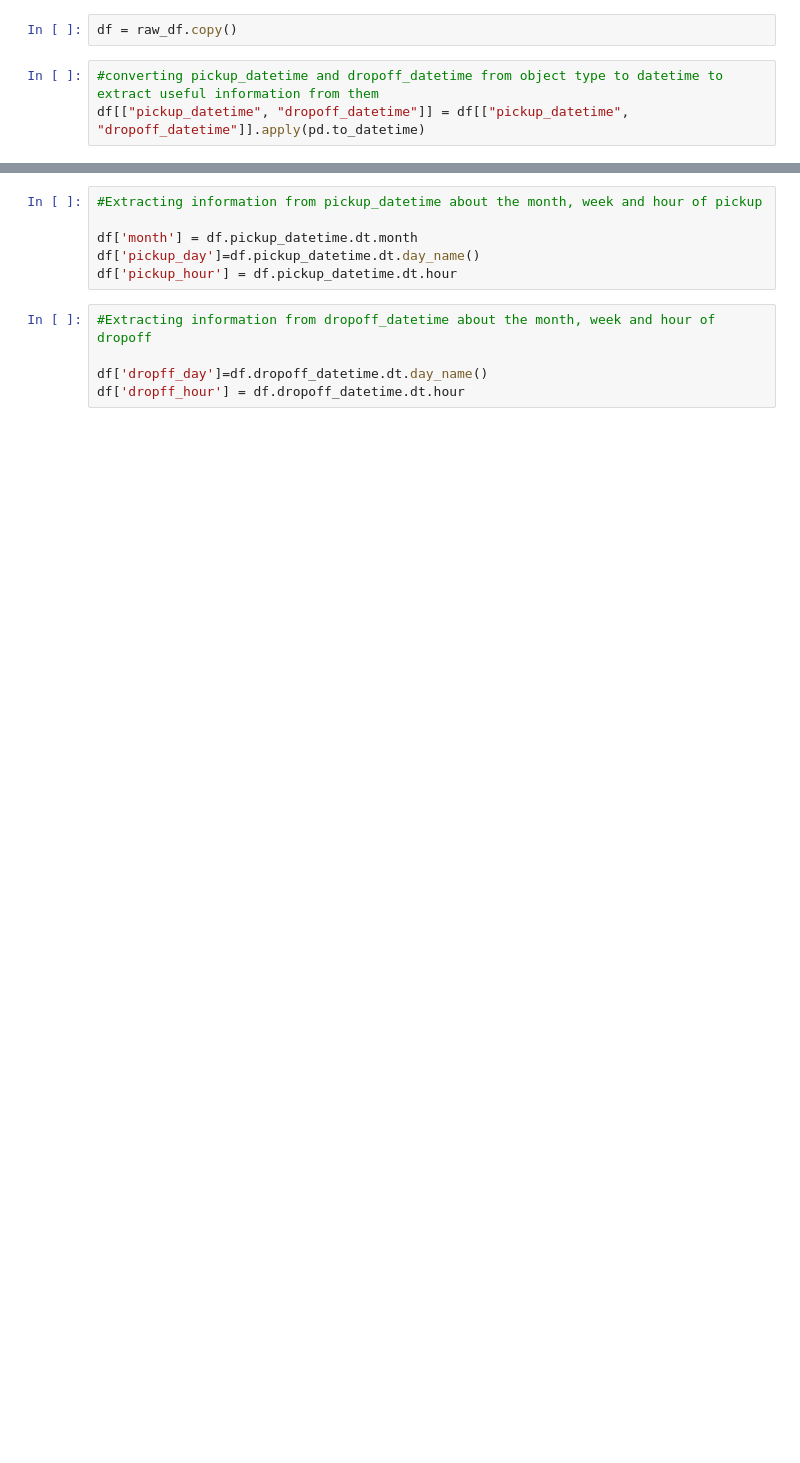
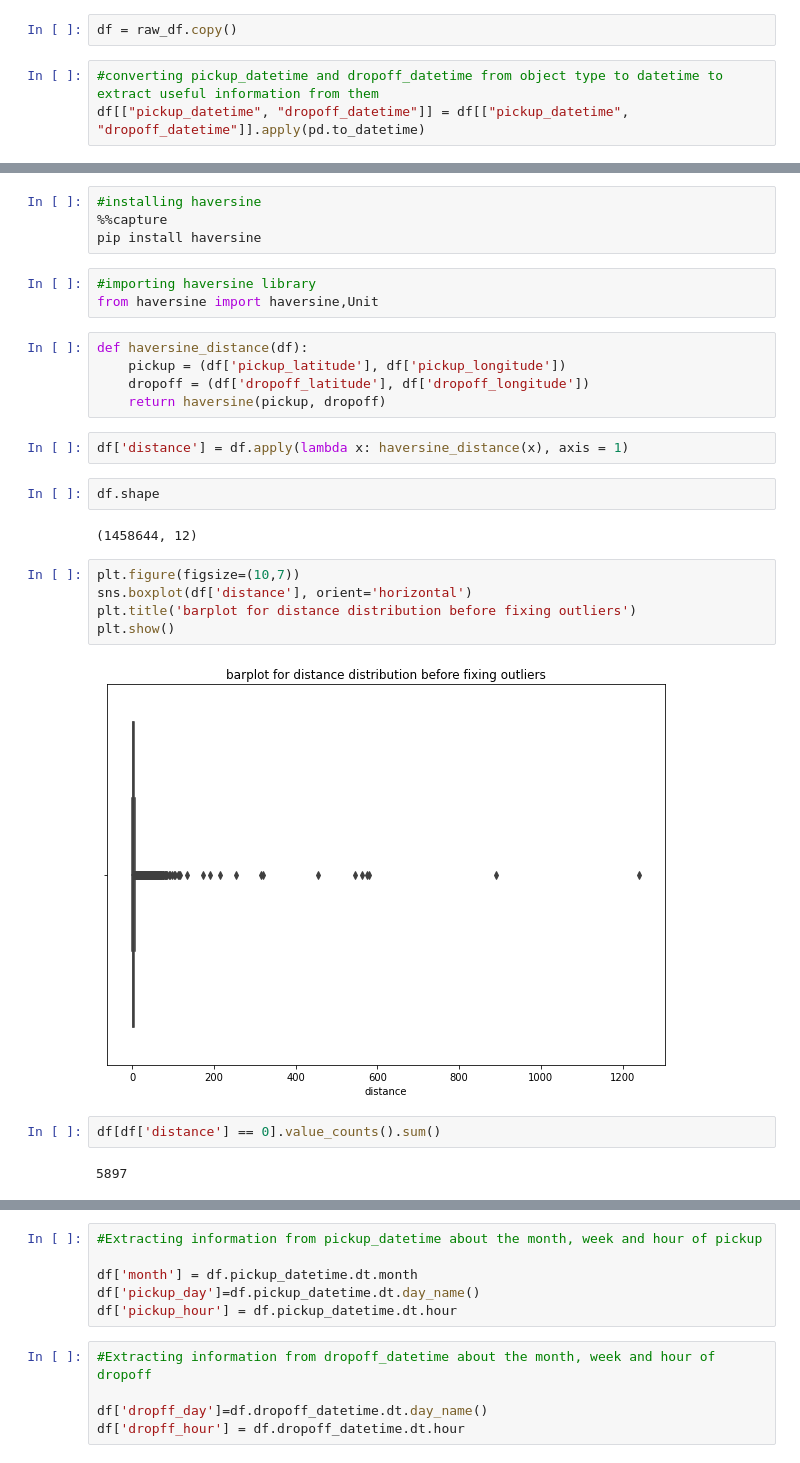
Before and after one commit to skaty5678/NYC-Taxi-Trip-Time-Prediction, a Jupyter notebook: NYC_Taxi_Trip_Time_Prediction_SANJEEV_KUMAR_THAKUR.ipynb, the cells around one changed output, grey strips where cells are left out. Drawn from its saved outputs; the diff is of its cells as text; blank space fills up the shorter version.

```diff
--- a/NYC_Taxi_Trip_Time_Prediction_SANJEEV_KUMAR_THAKUR.ipynb
+++ b/NYC_Taxi_Trip_Time_Prediction_SANJEEV_KUMAR_THAKUR.ipynb
@@ -159,0 +162,29 @@ df[["pickup_datetime", "dropoff_datetime"]] = df[["pickup_datetime", "dropoff_da
+# %%
+#installing haversine
+%%capture
+pip install haversine
+# %%
+#importing haversine library
+from haversine import haversine,Unit
+# %%
+def haversine_distance(df):
+    pickup = (df['pickup_latitude'], df['pickup_longitude'])
+    dropoff = (df['dropoff_latitude'], df['dropoff_longitude'])
+    return haversine(pickup, dropoff)
+# %%
+df['distance'] = df.apply(lambda x: haversine_distance(x), axis = 1)
+# %%
+df.shape
+# %% [output]
+(1458644, 12)
+# %%
+plt.figure(figsize=(10,7))
+sns.boxplot(df['distance'], orient='horizontal')
+plt.title('barplot for distance distribution before fixing outliers')
+plt.show()
+# %% [output]
+[figure, added]
+# %%
+df[df['distance'] == 0].value_counts().sum()
+# %% [output]
+5897
```
Also changed, not shown: parts of 58 cells of this notebook.
